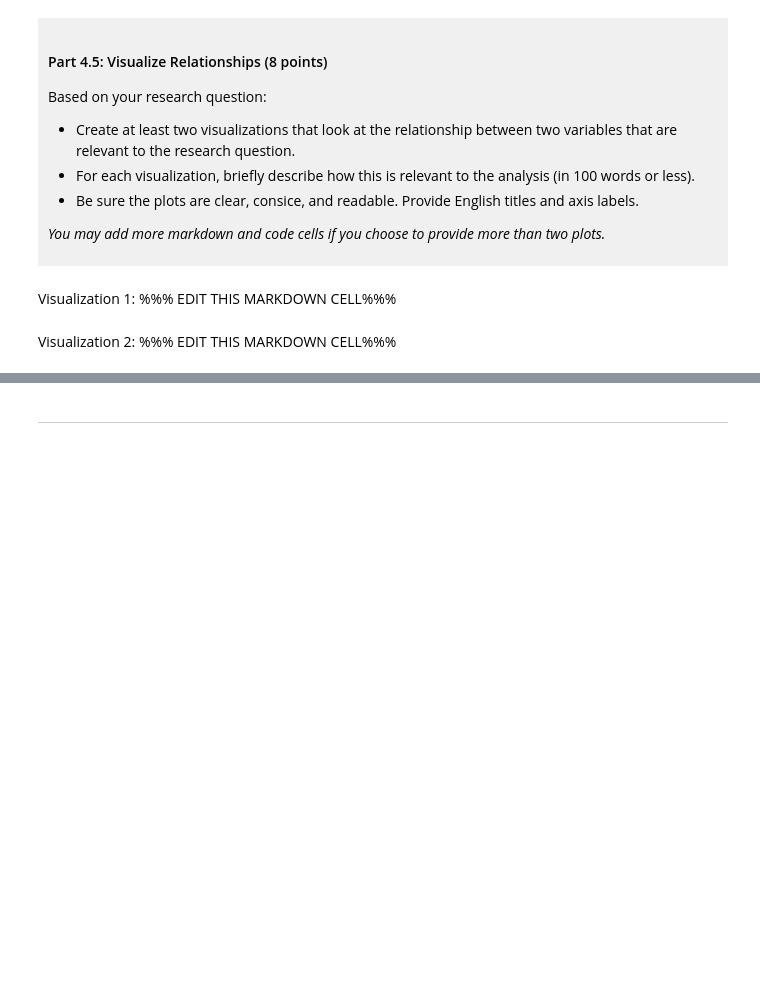
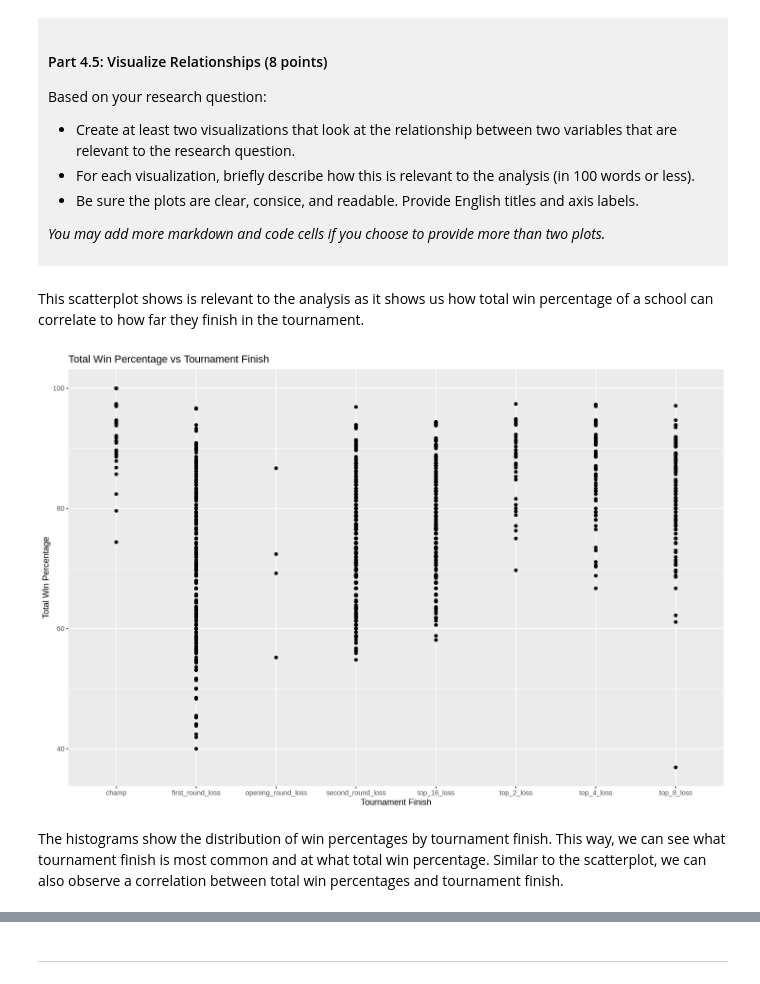
Before and after one commit to johnbangg/dsci-100-project-john-bang, a Jupyter notebook: dsci-100-project-notebook.ipynb, the cells around one changed output, grey strips where cells are left out. Drawn from its saved outputs; the diff is of its cells as text; code cells hidden in the pictures; blank space fills up the shorter version.

```diff
--- a/dsci-100-project-notebook.ipynb
+++ b/dsci-100-project-notebook.ipynb
@@ -319,9 +360,18 @@ Based on your research question:
 *You may add more markdown and code cells if you choose to provide more than two plots.*
 </div>
 # %% [markdown]
-Visualization 1: %%% EDIT THIS MARKDOWN CELL%%%
+This scatterplot shows is relevant to the analysis as it shows us how total win percentage of a school can correlate to how far they finish in the tournament.
 # %%
-### EDIT THIS CODE CELL FOR VISUALIZATION 1###
+march_madness_tidy |>
+  ggplot(aes(x = tourney_finish, y = total_wins_pct)) +
+  geom_point() +
+  labs(
+    title = "Total Win Percentage vs Tournament Finish",
+    x = "Tournament Finish",
+    y = "Total Win Percentage"
+  )
+# %% [output]
+[figure, added]
 # %% [markdown]
-Visualization 2: %%% EDIT THIS MARKDOWN CELL%%%
+The histograms show the distribution of win percentages by tournament finish. This way, we can see what tournament finish is most common and at what total win percentage. Similar to the scatterplot, we can also observe a correlation between total win percentages and tournament finish.
 # %%
```
Also changed, not shown: parts of 8 cells of this notebook.
